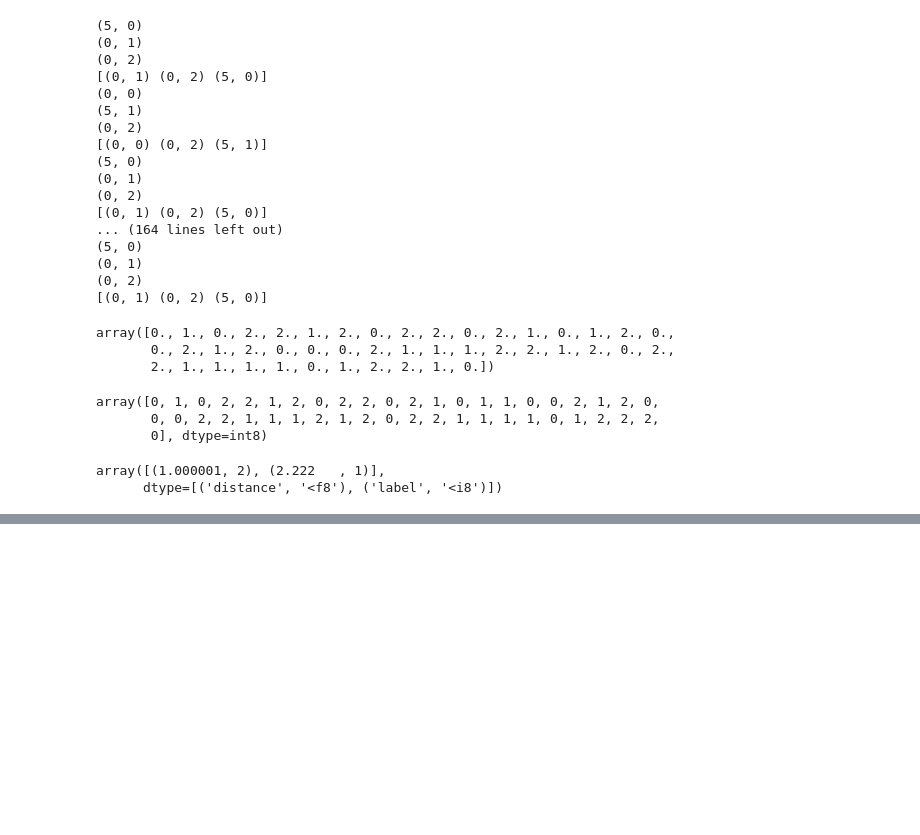
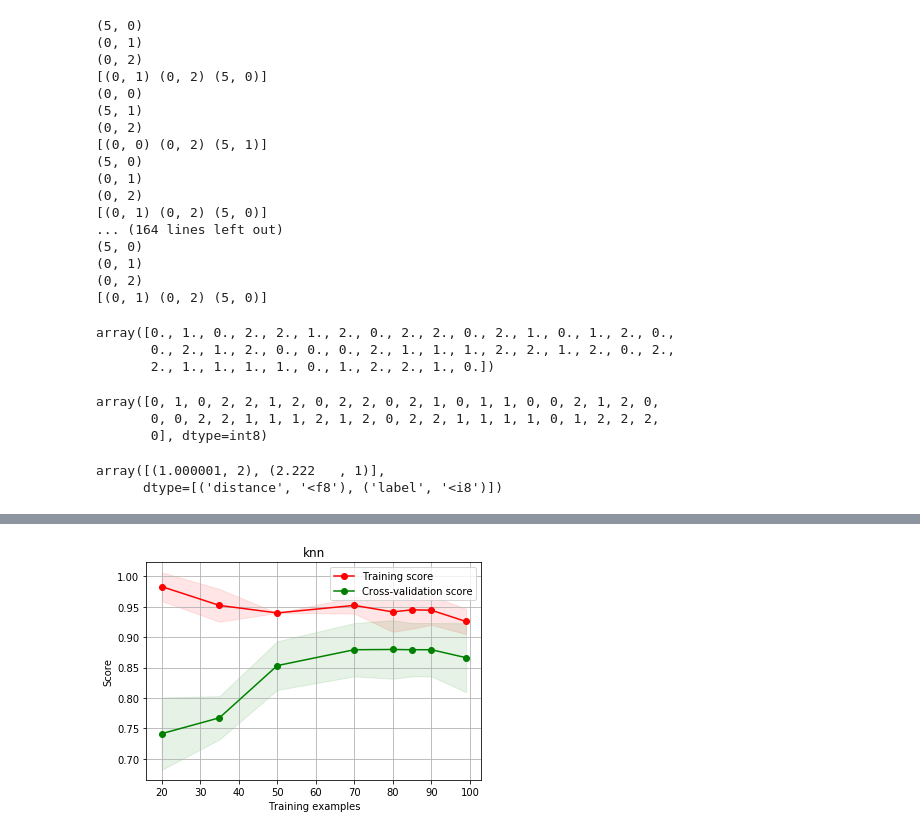
Before and after one commit to hexagramg/tmo, a Jupyter notebook: lab4/Untitled.ipynb, the cells around one changed output, grey strips where cells are left out. Cells and saved outputs as stored; diff of their text form; code cells hidden in the pictures; blank space fills up the shorter version.

```diff
--- a/lab4/Untitled.ipynb
+++ b/lab4/Untitled.ipynb
@@ -285,7 +292,7 @@ for train_index, test_index in kf.split(xsh):
     y_train, y_test = [ysh[i] for i in train_index], [ysh[i] for i in test_index]
     knn = KNeighborsClassifier(n_neighbors=7)
     knn.fit(X_train, y_train)
-    y_pred = knn.predict(X_train)
+    y_pred = knn.predict(X_test)
     accpred.append(y_pred)
     acctrue.append(y_test)
 # %%
@@ -301,0 +329,8 @@ accpred
+# %%
+for i,x in enumerate(acctrue):
+    print(accuracy_score(acctrue[i], accpred[i]))
+    print(balanced_accuracy_score(acctrue[i], accpred[i]))
+    print(f1_score(acctrue[i], accpred[i], average='macro'))
+    print(f1_score(acctrue[i], accpred[i], average='micro'))
+    print(f1_score(acctrue[i], accpred[i], average='weighted'))
+    print('/')
@@ -325,0 +564,3 @@ print(f1_score(y_train, y_pred, average='weighted'))
+# %%
+plot_learning_curve(KNeighborsClassifier(), 'knn', xsh, ysh, train_sizes=[20,35,50,70,80,85,90,99])
+# %% [output]
@@ -325,0 +568 @@ print(f1_score(y_train, y_pred, average='weighted'))
+[figure, added]
```
Also changed, not shown: parts of 37 cells of this notebook, 2 other files.
